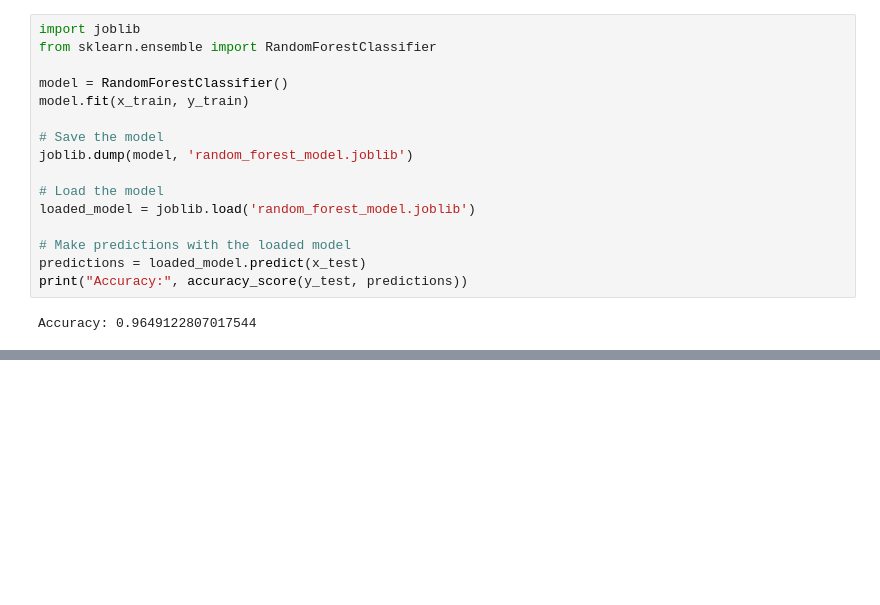
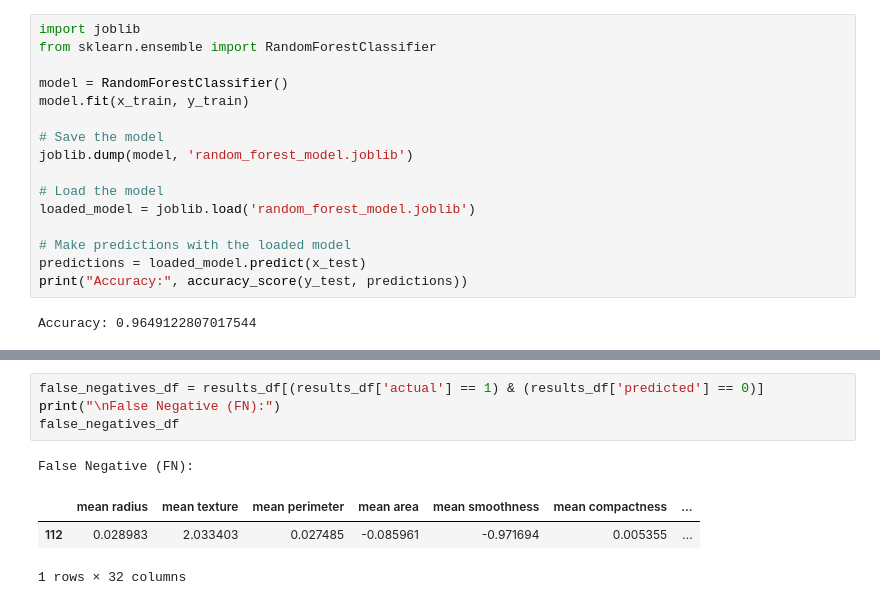
Before and after one commit to Sahil4696/BIA-Projects, a Jupyter notebook: logistic/cancer binary logistic.ipynb, the cells around one changed output, grey strips where cells are left out. Drawn from its saved outputs; the diff is of its cells as text; blank space fills up the shorter version.

```diff
--- a/logistic/cancer binary logistic.ipynb
+++ b/logistic/cancer binary logistic.ipynb
@@ -176,0 +243,9 @@ Accuracy: 0.9649122807017544
+# %%
+false_negatives_df = results_df[(results_df['actual'] == 1) & (results_df['predicted'] == 0)]
+print("\nFalse Negative (FN):")
+false_negatives_df
+# %% [output]
+False Negative (FN):
+|  | mean radius | mean texture | mean perimeter | mean area | mean smoothness | mean compactness | ... |
+| 112 | 0.028983 | 2.033403 | 0.027485 | -0.085961 | -0.971694 | 0.005355 | ... |
+1 rows × 32 columns
```
Also changed, not shown: parts of 9 cells of this notebook, 2 other files.
